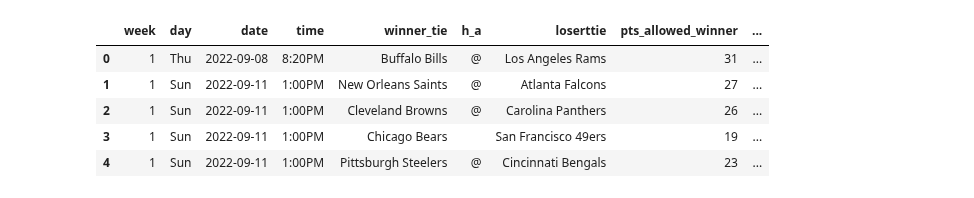
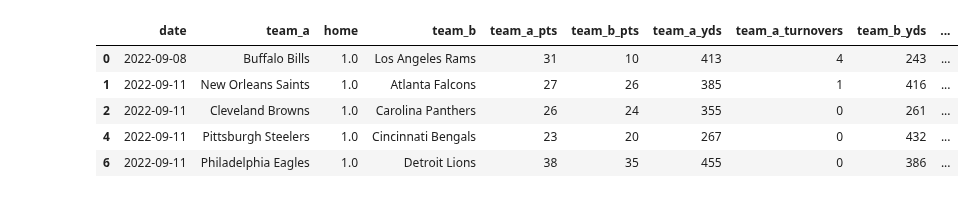
Before and after one commit to rafabandoni/nfl-predict, a Jupyter notebook: notebooks/data_validation.ipynb, the cells around one changed output. Drawn from its saved outputs; the diff is of its cells as text; code cells hidden in the pictures.

```diff
--- a/notebooks/data_validation.ipynb
+++ b/notebooks/data_validation.ipynb
@@ -3,10 +5,10 @@ import pandas as pd
 # %%
-df = pd.read_parquet('../data/nfl_scrapped.parquet')
+df = pd.read_parquet('../data/nfl_stats.parquet')
 df.head()
 # %% [output]
-|  | week | day | date | time | winner_tie | h_a | loserttie | pts_allowed_winner | ... |
-| 0 | 1 | Thu | 2022-09-08 | 8:20PM | Buffalo Bills | @ | Los Angeles Rams | 31 | ... |
-| 1 | 1 | Sun | 2022-09-11 | 1:00PM | New Orleans Saints | @ | Atlanta Falcons | 27 | ... |
-| 2 | 1 | Sun | 2022-09-11 | 1:00PM | Cleveland Browns | @ | Carolina Panthers | 26 | ... |
-| 3 | 1 | Sun | 2022-09-11 | 1:00PM | Chicago Bears |  | San Francisco 49ers | 19 | ... |
-| 4 | 1 | Sun | 2022-09-11 | 1:00PM | Pittsburgh Steelers | @ | Cincinnati Bengals | 23 | ... |
+|  | date | team_a | home | team_b | team_a_pts | team_b_pts | team_a_yds | team_a_turnovers | team_b_yds | ... |
+| 0 | 2022-09-08 | Buffalo Bills | 1.0 | Los Angeles Rams | 31 | 10 | 413 | 4 | 243 | ... |
+| 1 | 2022-09-11 | New Orleans Saints | 1.0 | Atlanta Falcons | 27 | 26 | 385 | 1 | 416 | ... |
+| 2 | 2022-09-11 | Cleveland Browns | 1.0 | Carolina Panthers | 26 | 24 | 355 | 0 | 261 | ... |
+| 4 | 2022-09-11 | Pittsburgh Steelers | 1.0 | Cincinnati Bengals | 23 | 20 | 267 | 0 | 432 | ... |
+| 6 | 2022-09-11 | Philadelphia Eagles | 1.0 | Detroit Lions | 38 | 35 | 455 | 0 | 386 | ... |
```
Also changed, not shown: parts of 6 cells of this notebook, 5 other files.
